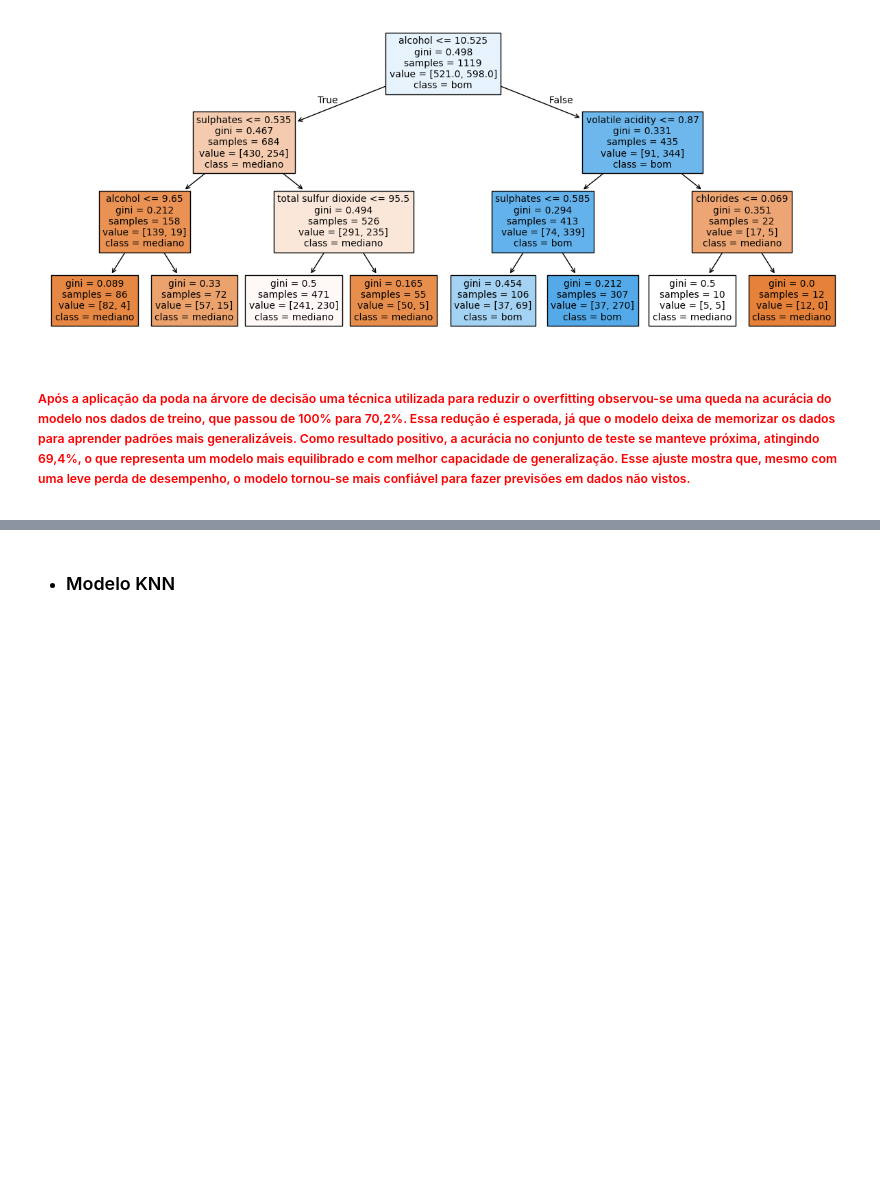
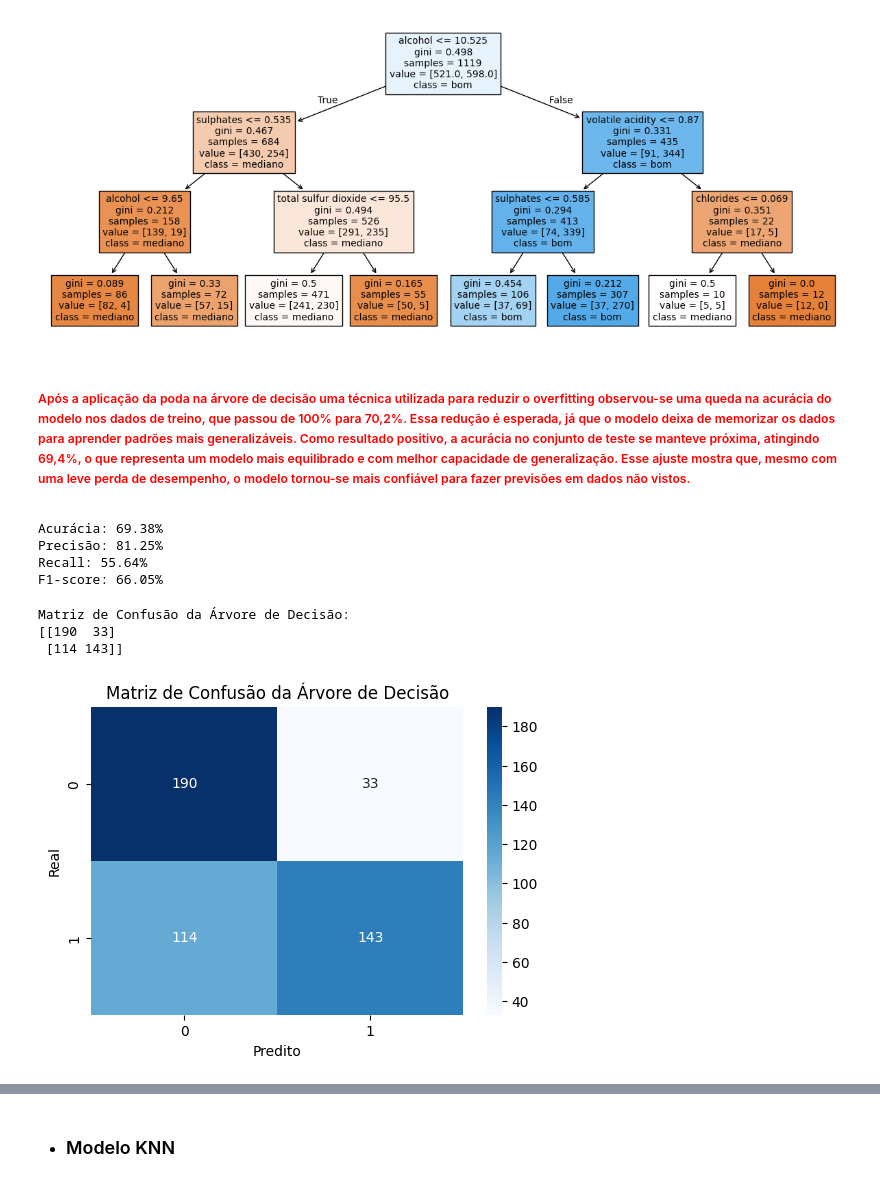
Before and after one commit to joaorodriguessneto/red_wine_quality, a Jupyter notebook: main.ipynb, the cells around one changed output, grey strips where cells are left out. Drawn from its saved outputs; the diff is of its cells as text; code cells hidden in the pictures; blank space fills up the shorter version.

```diff
--- a/main.ipynb
+++ b/main.ipynb
@@ -1221,3 +1268,31 @@ plot_tree(arvore, filled = True, class_names = ['mediano', 'bom'], fontsize = 10
 ##### Após a aplicação da poda na árvore de decisão uma técnica utilizada para reduzir o overfitting observou-se uma queda na acurácia do modelo nos dados de treino, que passou de 100% para 70,2%. Essa redução é esperada, já que o modelo deixa de memorizar os dados para aprender padrões mais generalizáveis. Como resultado positivo, a acurácia no conjunto de teste se manteve próxima, atingindo 69,4%, o que representa um modelo mais equilibrado e com melhor capacidade de generalização. Esse ajuste mostra que, mesmo com uma leve perda de desempenho, o modelo tornou-se mais confiável para fazer previsões em dados não vistos.
 
 </font>
+# %%
+y_pred_arvore = arvore.predict(X_teste)
+# %%
+print(f"Acurácia: {accuracy_score(y_teste, y_pred_arvore) * 100:.2f}%")
+print(f"Precisão: {precision_score(y_teste, y_pred_arvore) * 100:.2f}%")
+print(f"Recall: {recall_score(y_teste, y_pred_arvore) * 100:.2f}%")
+print(f"F1-score: {f1_score(y_teste, y_pred_arvore) * 100:.2f}%")
+# %% [output]
+Acurácia: 69.38%
+Precisão: 81.25%
+Recall: 55.64%
+F1-score: 66.05%
+# %%
+cm_arvore = confusion_matrix(y_teste, y_pred_arvore)
+print("Matriz de Confusão da Árvore de Decisão:")
+print(cm_arvore)
+#plotando gráfico
+plt.figure(figsize=(6,4))
+sns.heatmap(cm_arvore, annot=True, fmt='d', cmap='Blues')
+plt.xlabel('Predito')
+plt.ylabel('Real')
+plt.title('Matriz de Confusão da Árvore de Decisão')
+plt.show()
+# %% [output]
+Matriz de Confusão da Árvore de Decisão:
+[[190  33]
+ [114 143]]
+[figure, added]
```
Also changed, not shown: parts of 18 cells of this notebook, 9 other files.
